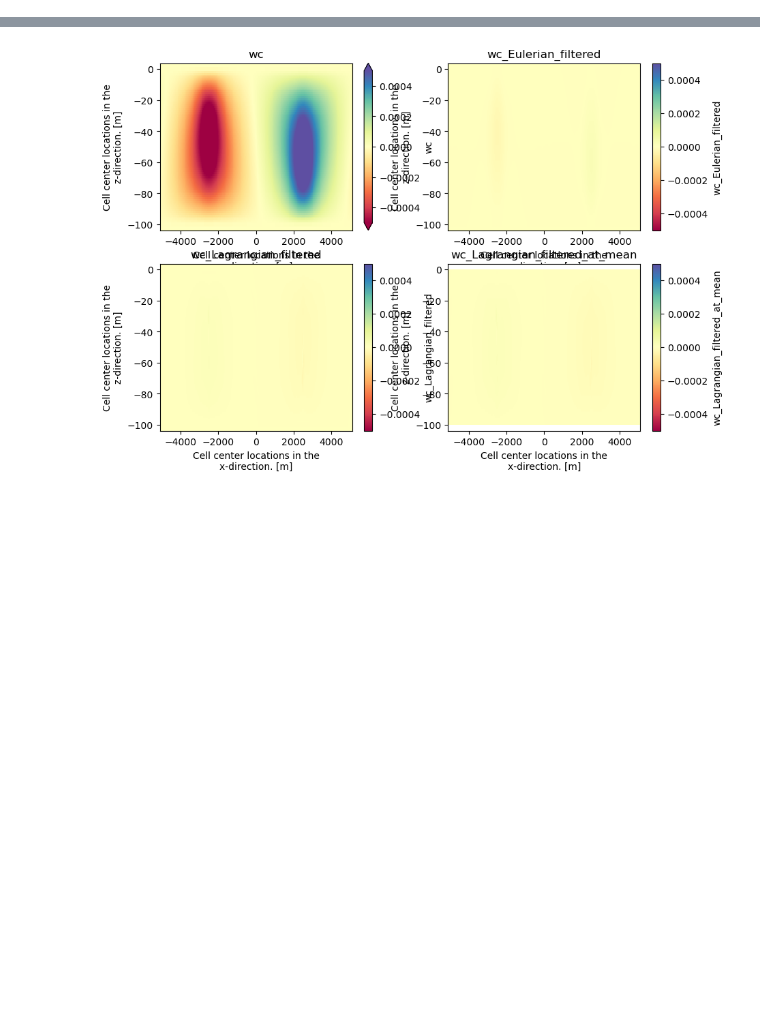
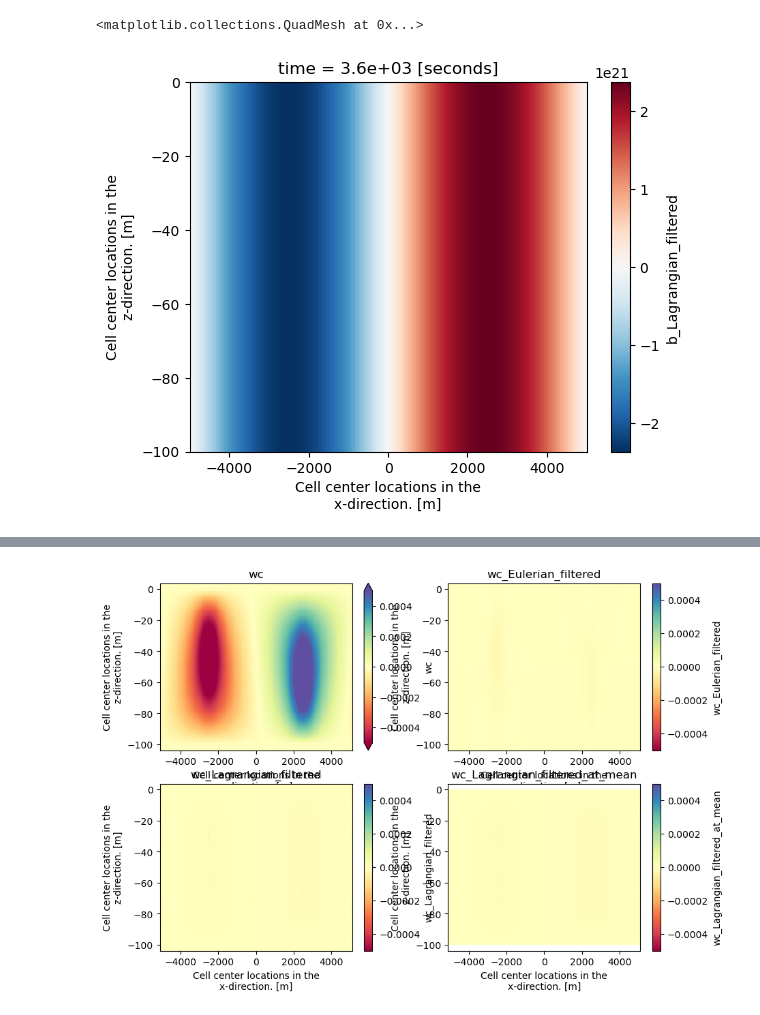
Before and after one commit to loisbaker/OceananigansLagrangianFilter.jl, a Jupyter notebook: examples/python_notebook.ipynb, the cells around one changed output, grey strips where cells are left out. Drawn from its saved outputs; the diff is of its cells as text; code cells hidden in the pictures; blank space fills up the shorter version.

```diff
--- a/examples/python_notebook.ipynb
+++ b/examples/python_notebook.ipynb
@@ -4,0 +14,5 @@ import numpy as np
+# %%
+ds.b_Lagrangian_filtered[1,:,:].plot()
+# %% [output]
+<matplotlib.collections.QuadMesh at 0x...>
+[figure, added]
```
Also changed, not shown: parts of 3 cells of this notebook, 10 other files.
